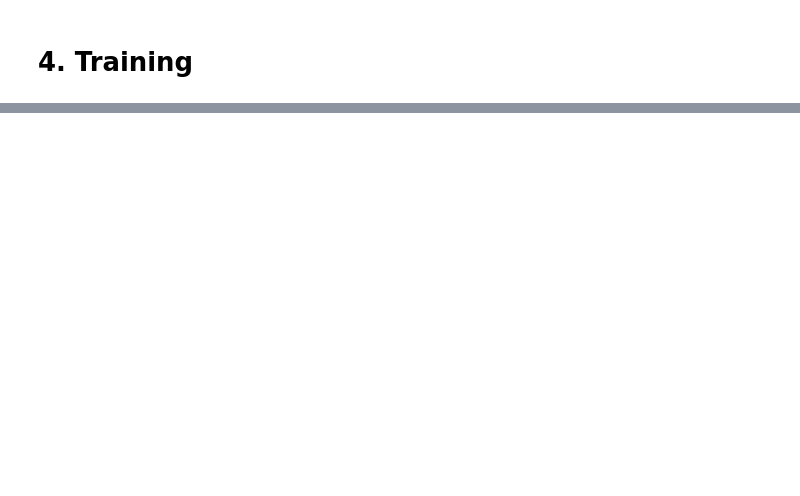
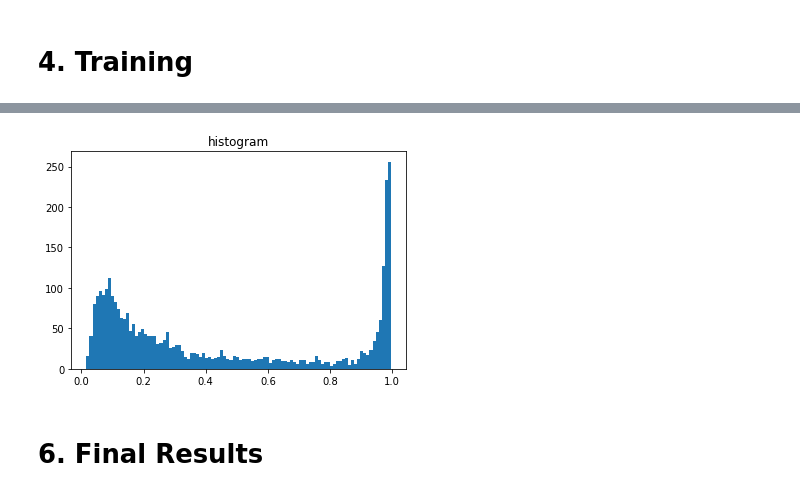
Before and after one commit to jensullrich/DataScienceSS20, a Jupyter notebook: Project/Project_NLP_disaster_tweets.ipynb, the cells around one changed output, grey strips where cells are left out. Drawn from its saved outputs; the diff is of its cells as text; code cells hidden in the pictures; blank space fills up the shorter version.

```diff
--- a/Project/Project_NLP_disaster_tweets.ipynb
+++ b/Project/Project_NLP_disaster_tweets.ipynb
@@ -236,18 +288,21 @@ def build_model(bert_layer, max_len=512):
     input_word_ids = Input(shape=(max_len,), dtype=tf.int32, name="input_word_ids")
     input_mask = Input(shape=(max_len,), dtype=tf.int32, name="input_mask")
     segment_ids = Input(shape=(max_len,), dtype=tf.int32, name="segment_ids")
-    meta_input = Input(shape=(222,), dtype=tf.int32, name='meta_input')
+    meta_input = Input(shape=(META_DIM,), dtype=tf.float32, name='meta_input')
 
-    _, sequence_output = bert_layer([input_word_ids, input_mask, segment_ids])
-    clf_output = concatenate([sequence_output[:, 0, :], meta_input])
-    out = Dense(1, activation='sigmoid')(clf_output)
+    pool_output, sequence_output = bert_layer([input_word_ids, input_mask, segment_ids])
+    x = tf.keras.layers.Dense(32,activation='relu')(pool_output)
+    x = tf.keras.layers.Dropout(0.2)(x)
+    x = Concatenate()([x, meta_input])
+    x = Dropout(0.2)(x)
+    out = Dense(1, activation='sigmoid')(x)
 
-    model = Model(inputs=[input_word_ids, input_mask, segment_ids], outputs=out)
+    model = Model(inputs=[input_word_ids, input_mask, segment_ids, meta_input], outputs=out)
     model.compile(Adam(lr=1e-5), loss='binary_crossentropy', metrics=['accuracy'])
 
     return model
 # %%
 %%time
-module_url = "https://tfhub.dev/tensorflow/bert_en_uncased_L-12_H-768_A-12/2"
+module_url = "https://tfhub.dev/tensorflow/bert_en_uncased_L-24_H-1024_A-16/2"
 bert_layer = hub.KerasLayer(module_url, trainable=True)
 # %% [output]
@@ -273,9 +344,9 @@ TypeError: ignored
 # 4. Training
 # %%
 train_history = model.fit(
-    train_input, train.encoded_keyword, train_labels,
+    [train_input, train_meta_input], train_labels,
     validation_split=0.2,
-    epochs=3,
+    epochs=4,
     callbacks=[checkpoint],
-    batch_size=12
+    batch_size=16
 )
@@ -283,0 +364,4 @@ train_history = model.fit(
+# %%
+model.load_weights('model.h5')
+test_pred = model.predict([test_input, test_meta_input])
+test['prediction'] = test_pred
@@ -284 +397,11 @@ train_history = model.fit(
+# %%
+sorted = np.sort(test_pred, axis=0)
+
+plt.hist(test_pred, bins = 100)
+plt.title("histogram")
+plt.show()
+# %% [output]
+[figure, added]
+# %% [markdown]
+# 6. Final Results
 # %%
```
Also changed, not shown: parts of 23 cells of this notebook.
